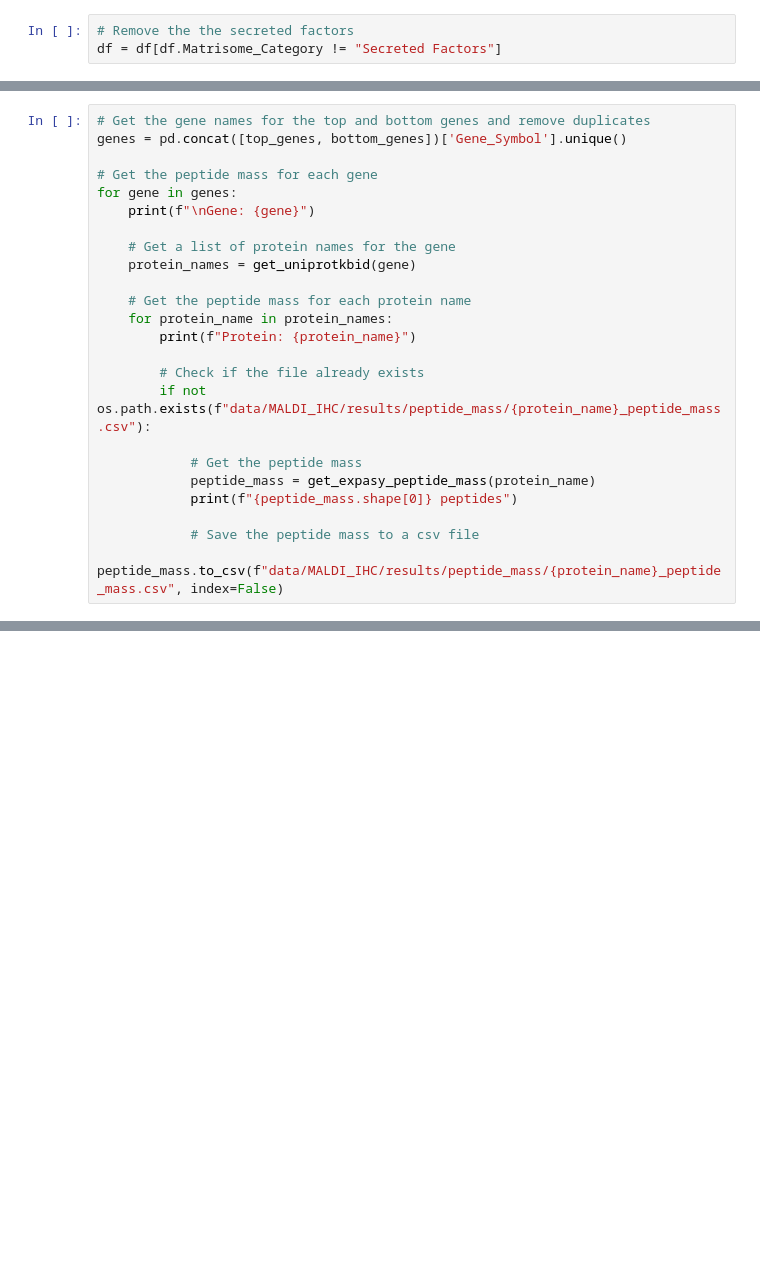
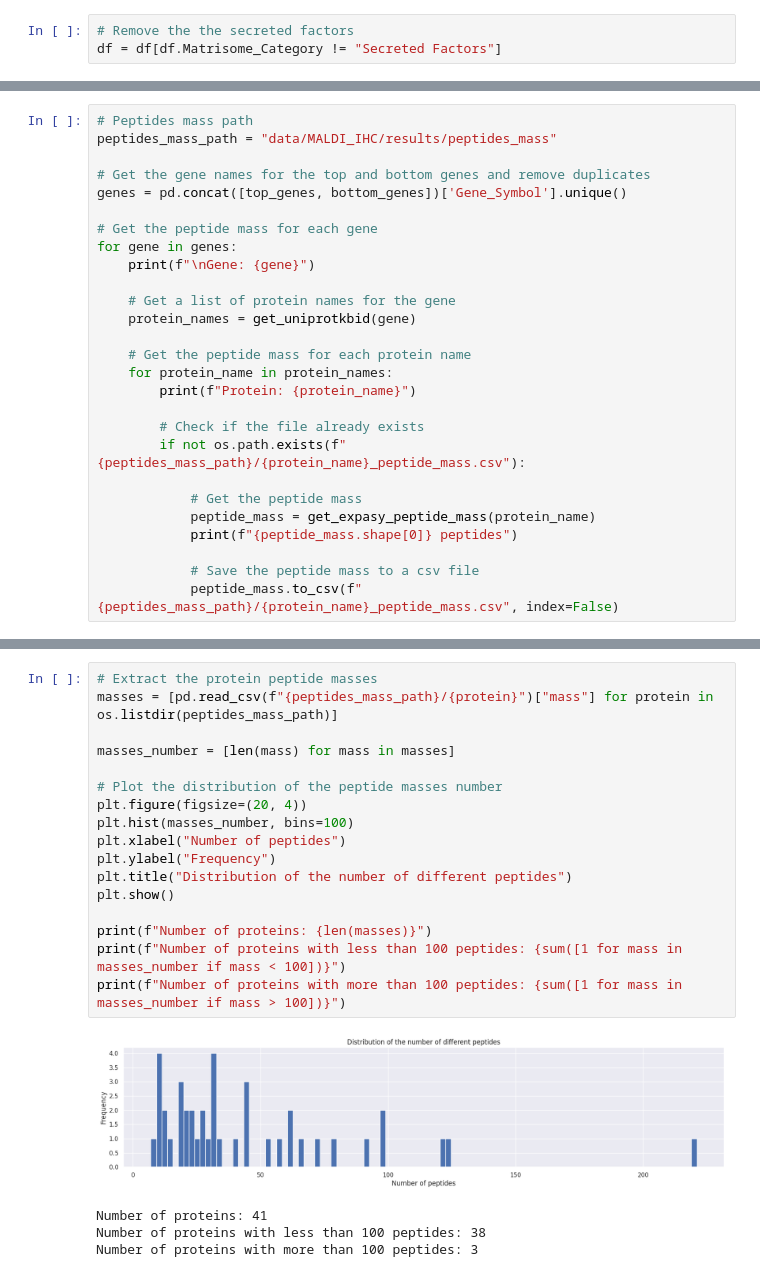
Before and after one commit to GeNeHetX/MSI-RNA, a Jupyter notebook: rna_ihc_correlations.ipynb, the cells around one changed output, grey strips where cells are left out. Saved outputs shown, nothing was run; the diff lists cells and outputs as text; blank space fills up the shorter version.

Commit message:
Pull the masses

```diff
--- a/rna_ihc_correlations.ipynb
+++ b/rna_ihc_correlations.ipynb
@@ -111,4 +120,7 @@ bottom_genes
 # %%
+# Peptides mass path
+peptides_mass_path = "data/MALDI_IHC/results/peptides_mass"
+
 # Get the gene names for the top and bottom genes and remove duplicates
 genes = pd.concat([top_genes, bottom_genes])['Gene_Symbol'].unique()
 
@@ -124,13 +136,13 @@ for gene in genes:
         print(f"Protein: {protein_name}")
 
         # Check if the file already exists
-        if not os.path.exists(f"data/MALDI_IHC/results/peptide_mass/{protein_name}_peptide_mass.csv"):
+        if not os.path.exists(f"{peptides_mass_path}/{protein_name}_peptide_mass.csv"):
 
             # Get the peptide mass
             peptide_mass = get_expasy_peptide_mass(protein_name)
             print(f"{peptide_mass.shape[0]} peptides")
 
             # Save the peptide mass to a csv file
-            peptide_mass.to_csv(f"data/MALDI_IHC/results/peptide_mass/{protein_name}_peptide_mass.csv", index=False)
+            peptide_mass.to_csv(f"{peptides_mass_path}/{protein_name}_peptide_mass.csv", index=False)
 # %% [output]
 Gene: BSPH1
@@ -152,0 +166,22 @@ Protein: FNDC1_HUMAN
+# %%
+# Extract the protein peptide masses
+masses = [pd.read_csv(f"{peptides_mass_path}/{protein}")["mass"] for protein in os.listdir(peptides_mass_path)]
+
+masses_number = [len(mass) for mass in masses]
+
+# Plot the distribution of the peptide masses number
+plt.figure(figsize=(20, 4))
+plt.hist(masses_number, bins=100)
+plt.xlabel("Number of peptides")
+plt.ylabel("Frequency")
+plt.title("Distribution of the number of different peptides")
+plt.show()
+
+print(f"Number of proteins: {len(masses)}")
+print(f"Number of proteins with less than 100 peptides: {sum([1 for mass in masses_number if mass < 100])}")
+print(f"Number of proteins with more than 100 peptides: {sum([1 for mass in masses_number if mass > 100])}")
+# %% [output]
+[figure, added]
+Number of proteins: 41
+Number of proteins with less than 100 peptides: 38
+Number of proteins with more than 100 peptides: 3
```
Also changed, not shown: parts of 9 cells of this notebook.
